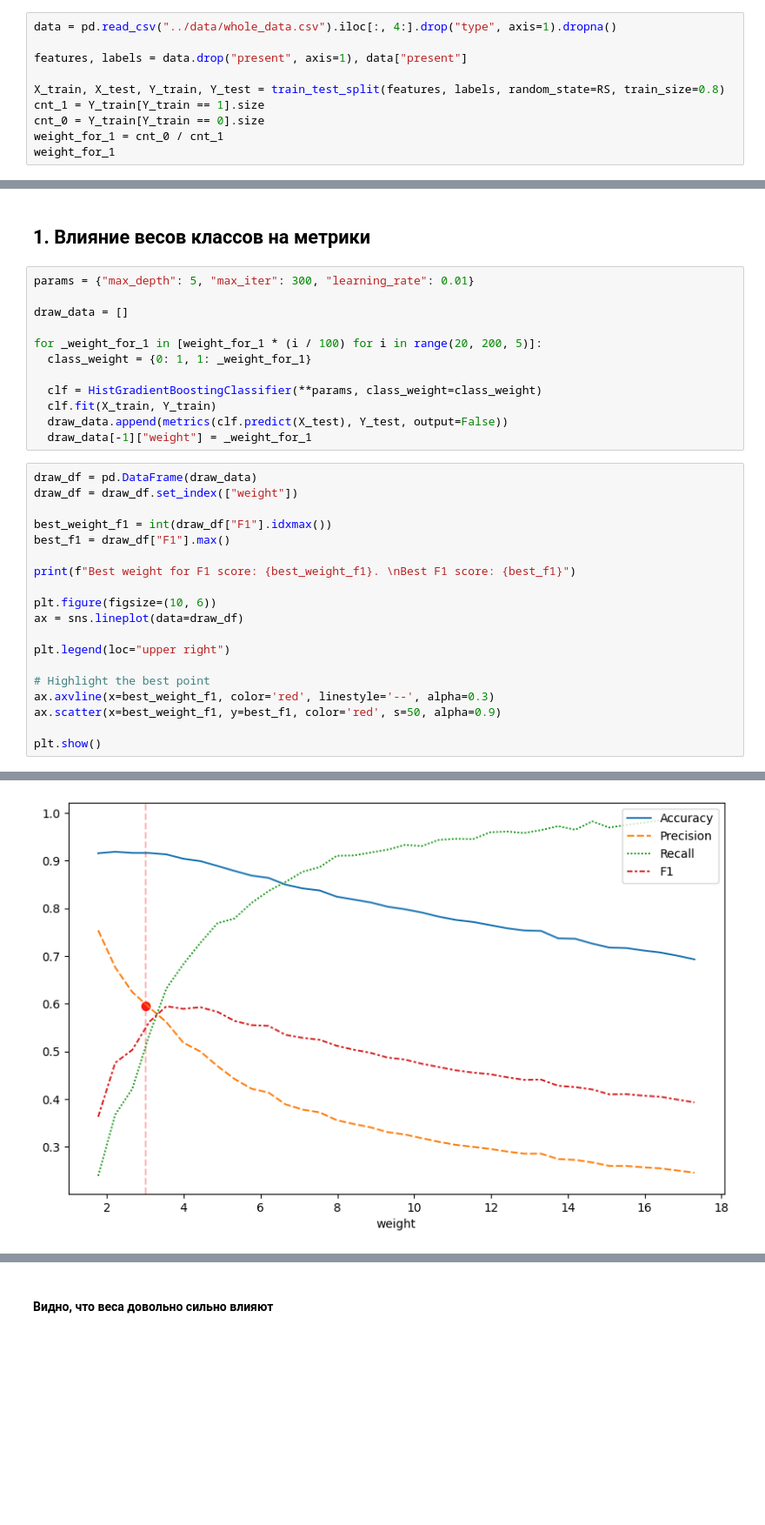
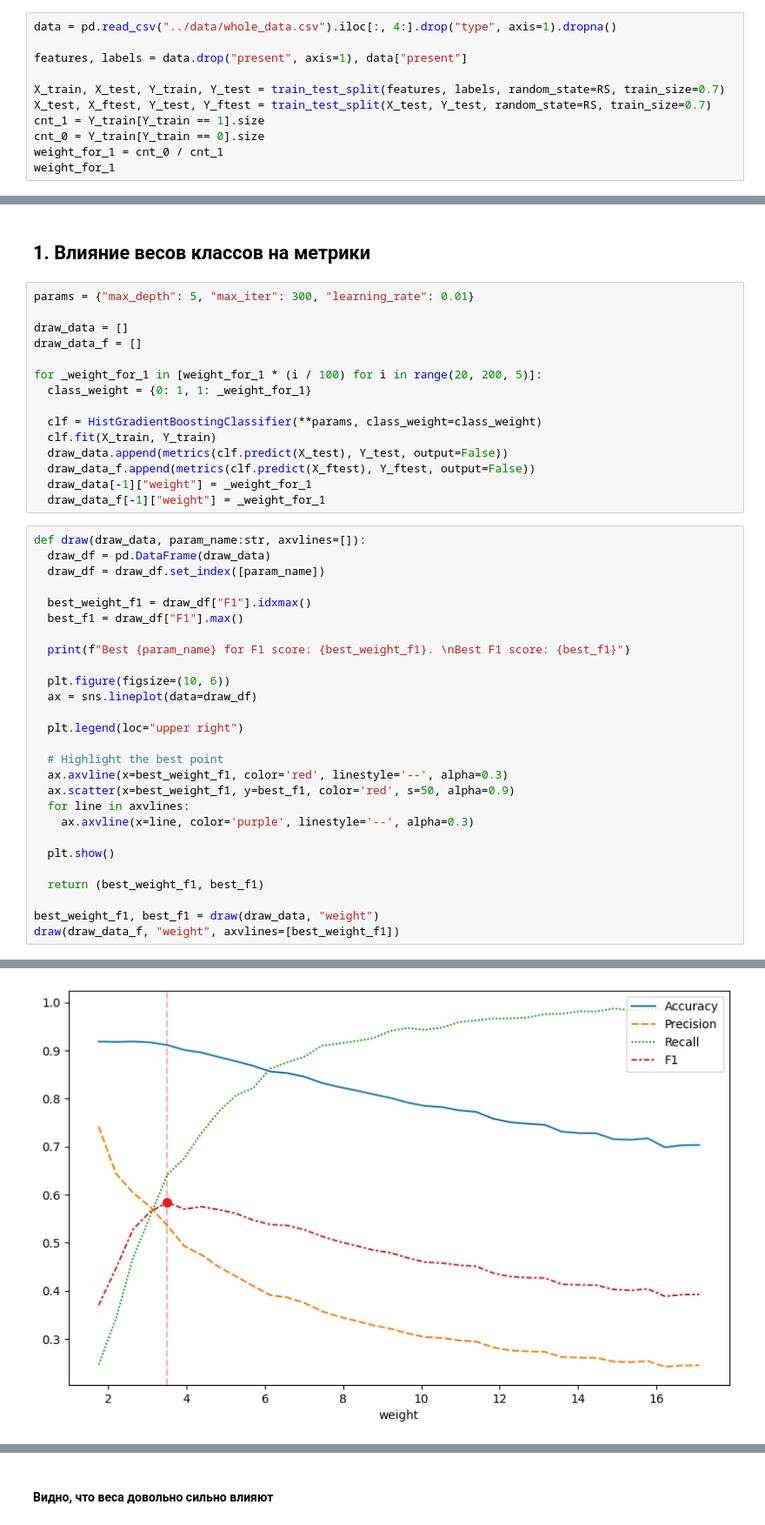
Before and after one commit to ArnautovPeter/Stellar-classification, a Jupyter notebook: src/hgb.ipynb, the cells around one changed output, grey strips where cells are left out. Shown at 87% size. Drawn from its saved outputs; the diff is of its cells as text; blank space fills up the shorter version.

Commit message:
Devided test into 2 parts. Added cross-validation.

```diff
--- a/src/hgb.ipynb
+++ b/src/hgb.ipynb
@@ -14,7 +14,8 @@ data = pd.read_csv("../data/whole_data.csv").iloc[:, 4:].drop("type", axis=1).dr
 
 features, labels = data.drop("present", axis=1), data["present"]
 
-X_train, X_test, Y_train, Y_test = train_test_split(features, labels, random_state=RS, train_size=0.8)
+X_train, X_test, Y_train, Y_test = train_test_split(features, labels, random_state=RS, train_size=0.7)
+X_test, X_ftest, Y_test, Y_ftest = train_test_split(X_test, Y_test, random_state=RS, train_size=0.7)
 cnt_1 = Y_train[Y_train == 1].size
 cnt_0 = Y_train[Y_train == 0].size
 weight_for_1 = cnt_0 / cnt_1
@@ -27,6 +28,7 @@ weight_for_1
 params = {"max_depth": 5, "max_iter": 300, "learning_rate": 0.01}
 
 draw_data = []
+draw_data_f = []
 
 for _weight_for_1 in [weight_for_1 * (i / 100) for i in range(20, 200, 5)]:
   class_weight = {0: 1, 1: _weight_for_1}
@@ -34,24 +36,34 @@ for _weight_for_1 in [weight_for_1 * (i / 100) for i in range(20, 200, 5)]:
   clf = HistGradientBoostingClassifier(**params, class_weight=class_weight)
   clf.fit(X_train, Y_train)
   draw_data.append(metrics(clf.predict(X_test), Y_test, output=False))
+  draw_data_f.append(metrics(clf.predict(X_ftest), Y_ftest, output=False))
   draw_data[-1]["weight"] = _weight_for_1
+  draw_data_f[-1]["weight"] = _weight_for_1
 # %%
-draw_df = pd.DataFrame(draw_data)
-draw_df = draw_df.set_index(["weight"])
+def draw(draw_data, param_name:str, axvlines=[]):
+  draw_df = pd.DataFrame(draw_data)
+  draw_df = draw_df.set_index([param_name])
 
-best_weight_f1 = int(draw_df["F1"].idxmax())
-best_f1 = draw_df["F1"].max()
+  best_weight_f1 = draw_df["F1"].idxmax()
+  best_f1 = draw_df["F1"].max()
 
-print(f"Best weight for F1 score: {best_weight_f1}. \nBest F1 score: {best_f1}")
+  print(f"Best {param_name} for F1 score: {best_weight_f1}. \nBest F1 score: {best_f1}")
 
-plt.figure(figsize=(10, 6))
-ax = sns.lineplot(data=draw_df)
+  plt.figure(figsize=(10, 6))
+  ax = sns.lineplot(data=draw_df)
 
-plt.legend(loc="upper right")
+  plt.legend(loc="upper right")
 
-# Highlight the best point
-ax.axvline(x=best_weight_f1, color='red', linestyle='--', alpha=0.3)
-ax.scatter(x=best_weight_f1, y=best_f1, color='red', s=50, alpha=0.9)
+  # Highlight the best point
+  ax.axvline(x=best_weight_f1, color='red', linestyle='--', alpha=0.3)
+  ax.scatter(x=best_weight_f1, y=best_f1, color='red', s=50, alpha=0.9)
+  for line in axvlines:
+    ax.axvline(x=line, color='purple', linestyle='--', alpha=0.3)
 
-plt.show()
+  plt.show()
+
+  return (best_weight_f1, best_f1)
+
+best_weight_f1, best_f1 = draw(draw_data, "weight")
+draw(draw_data_f, "weight", axvlines=[best_weight_f1])
 # %% [output]
@@ -60 +72 @@ Best F1 score: 0.5944980350125044
-[figure, old version]
+[figure, new version]
```
Also changed, not shown: parts of 6 cells of this notebook.
